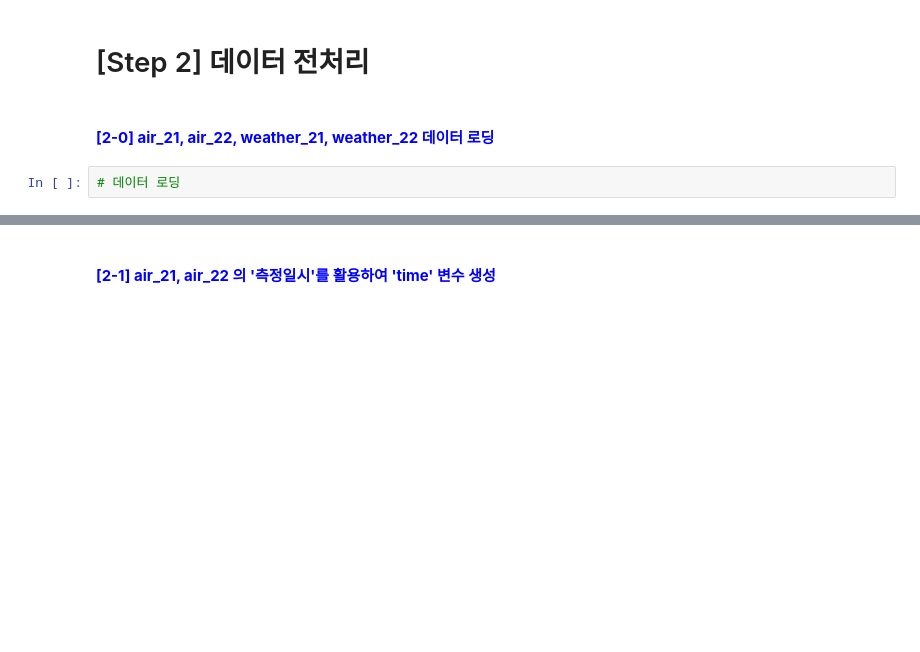
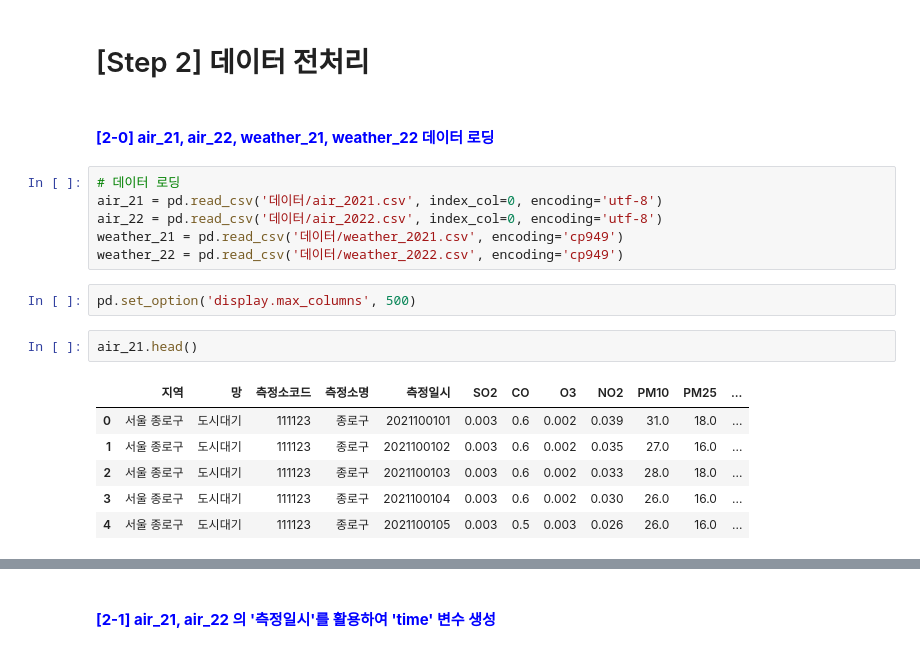
Before and after one commit to ssoong12/KT_aivle_school_AI_track, a Jupyter notebook: 09. MINI_PJ2/3기_AI미니프로젝트_2차 미세먼지_2. 데이터 전처리(student).ipynb, the cells around one changed output, grey strips where cells are left out. Drawn from its saved outputs; the diff is of its cells as text; blank space fills up the shorter version.

```diff
--- a/09. MINI_PJ2/3기_AI미니프로젝트_2차 미세먼지_2. 데이터 전처리(student).ipynb
+++ b/09. MINI_PJ2/3기_AI미니프로젝트_2차 미세먼지_2. 데이터 전처리(student).ipynb
@@ -12,3 +18,18 @@ import datetime
 #### **<span style="color:blue">[2-0] air_21, air_22, weather_21, weather_22 데이터 로딩</span>**
 # %%
 # 데이터 로딩
+air_21 = pd.read_csv('데이터/air_2021.csv', index_col=0, encoding='utf-8')
+air_22 = pd.read_csv('데이터/air_2022.csv', index_col=0, encoding='utf-8')
+weather_21 = pd.read_csv('데이터/weather_2021.csv', encoding='cp949')
+weather_22 = pd.read_csv('데이터/weather_2022.csv', encoding='cp949')
+# %%
+pd.set_option('display.max_columns', 500)
+# %%
+air_21.head()
+# %% [output]
+|  | 지역 | 망 | 측정소코드 | 측정소명 | 측정일시 | SO2 | CO | O3 | NO2 | PM10 | PM25 | ... |
+| 0 | 서울 종로구 | 도시대기 | 111123 | 종로구 | 2021100101 | 0.003 | 0.6 | 0.002 | 0.039 | 31.0 | 18.0 | ... |
+| 1 | 서울 종로구 | 도시대기 | 111123 | 종로구 | 2021100102 | 0.003 | 0.6 | 0.002 | 0.035 | 27.0 | 16.0 | ... |
+| 2 | 서울 종로구 | 도시대기 | 111123 | 종로구 | 2021100103 | 0.003 | 0.6 | 0.002 | 0.033 | 28.0 | 18.0 | ... |
+| 3 | 서울 종로구 | 도시대기 | 111123 | 종로구 | 2021100104 | 0.003 | 0.6 | 0.002 | 0.030 | 26.0 | 16.0 | ... |
+| 4 | 서울 종로구 | 도시대기 | 111123 | 종로구 | 2021100105 | 0.003 | 0.5 | 0.003 | 0.026 | 26.0 | 16.0 | ... |
```
Also changed, not shown: parts of 33 cells of this notebook.
